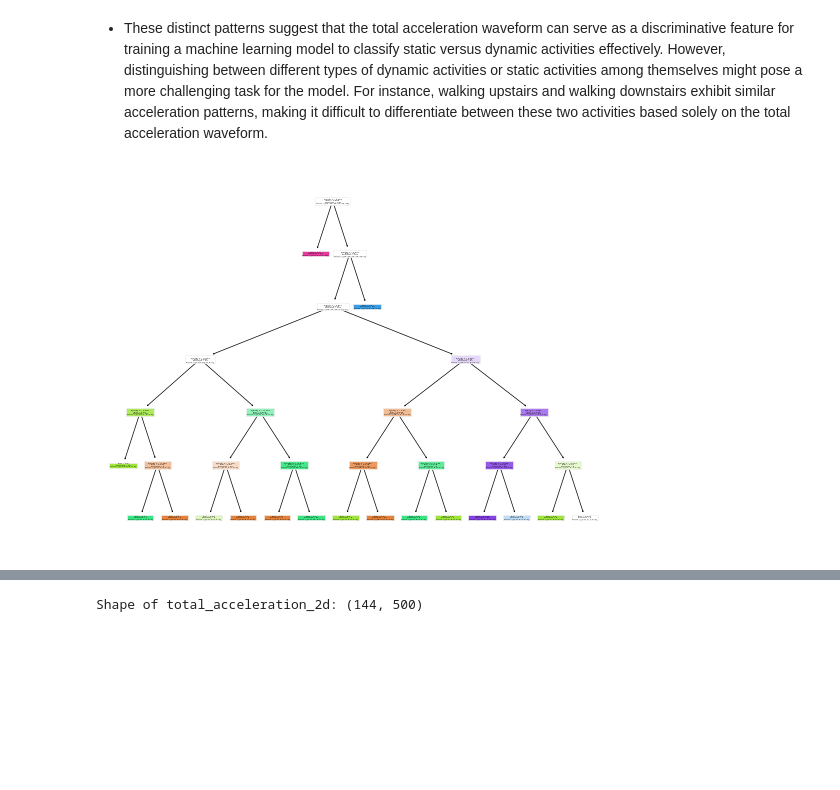
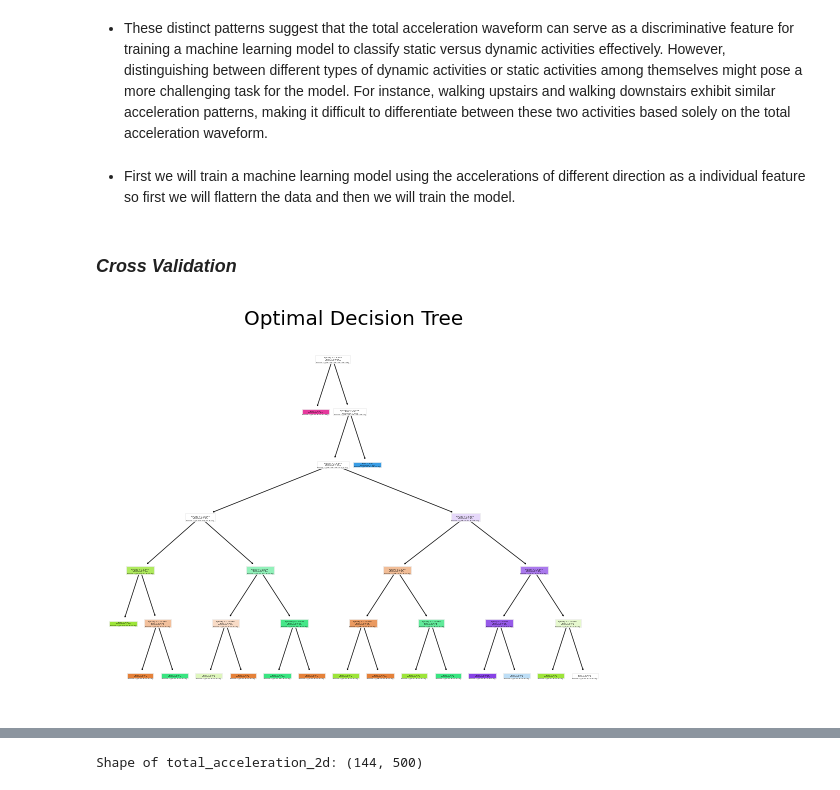
Before and after one commit to Zeenu03/Human-Activity-Recognition-, a Jupyter notebook: Human_Activity_Recognition.ipynb, the cells around one changed output, grey strips where cells are left out. Drawn from its saved outputs; the diff is of its cells as text; code cells hidden in the pictures; blank space fills up the shorter version.

Commit message:
Some comment and plots added

```diff
--- a/Human_Activity_Recognition.ipynb
+++ b/Human_Activity_Recognition.ipynb
@@ -134,38 +158,43 @@ plt.show()
 [figure]
 # %% [markdown]
 - These distinct patterns suggest that the total acceleration waveform can serve as a discriminative feature for training a machine learning model to classify static versus dynamic activities effectively. However, distinguishing between different types of dynamic activities or static activities among themselves might pose a more challenging task for the model. For instance, walking upstairs and walking downstairs exhibit similar acceleration patterns, making it difficult to differentiate between these two activities based solely on the total acceleration waveform.
+# %% [markdown]
+- First we will train a machine learning model using the accelerations of different direction as a individual feature so first we will flattern the data and then we will train the model.
 # %%
 # Reshaping the matrix from (_,500,3) --> (_,1500) to matrix to generate 1500 features
 X_train_flat = X_train.reshape((-1,1500))
 X_test_flat  = X_test.reshape((-1,1500))
 X_val_flat   = X_val.reshape((-1,1500))
 X_merged_flat   = X_merged.reshape((-1,1500))
+# %% [markdown]
+### *Cross Validation*
 # %%
 # Varying depths from 2 to 9
 depths = list(range(2, 10))
 
 accuracies_val = []
 
 # Train Decision Trees with varying depths
 for depth in depths:
 
     dt_classifier = DecisionTreeClassifier(max_depth=depth, random_state=42)
     dt_classifier.fit(X_train_flat, y_train)
     # Predicting output for X_val
     y_pred_val = dt_classifier.predict(X_val_flat)
     accuracy = accuracy_score(y_val, y_pred_val)
     accuracies_val.append(accuracy)
 
 
 best_depth=np.argmax(accuracies_val)       # Depth = 6
 # Training model over best depth.
 dt= DecisionTreeClassifier(max_depth=best_depth,splitter='best')
 dt=dt.fit(X_merged_flat, y_merged)
 plot_tree(dt,filled=True)
+plt.title("Optimal Decision Tree")
 plt.savefig("Decision Tree Q3", dpi=1000)
 plt.show()
 # %% [output]
-[figure, old version]
+[figure, new version]
 # %%
 accuracy = dt.score(X_test_flat, y_test)
 print("Accuracy of model ",accuracy)
```
Also changed, not shown: parts of 46 cells of this notebook, 17 other files.
